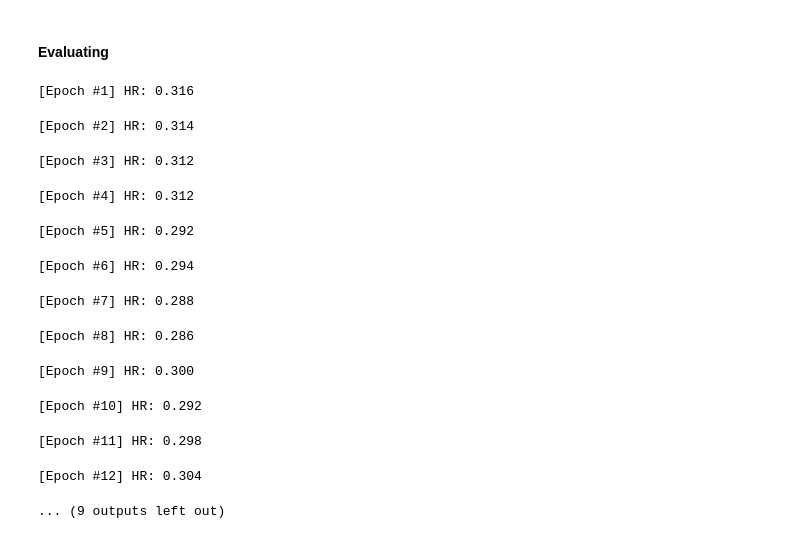
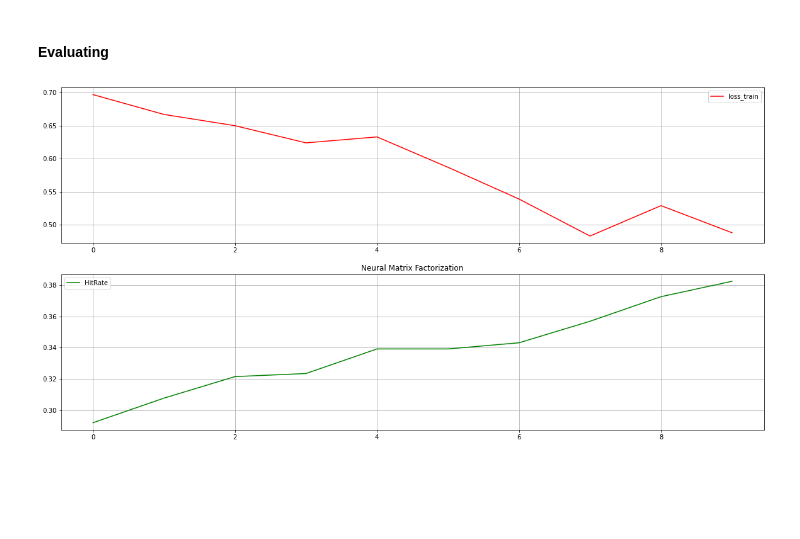
Before and after one commit to not-rdy/trainee, a Jupyter notebook: reports/2/rec_models/rec.ipynb, the cells around one changed output. Drawn from its saved outputs; the diff is of its cells as text; code cells hidden in the pictures; blank space fills up the shorter version.

Commit message:
add prec rec metrics and etc

```diff
--- a/reports/2/rec_models/rec.ipynb
+++ b/reports/2/rec_models/rec.ipynb
@@ -606,11 +608,11 @@ class Clust_top:
 
           self.train, self.test = train_test_split(self.users, test_size=0.2, random_state=14)
           self.model = KMeans(n_clusters=3, random_state=14,
-                              n_jobs =-1, max_iter=10000, n_init=100)
+                              max_iter=10000, n_init=100)
           self.model.fit(self.train)
 
       def predict(self, user, top_k=5):
-        id_new = user.name
+        id_new = user.index[0]
         self.user_item['clust'].iloc[self.train.index] = self.model.labels_
         clust_label = self.model.predict(np.array(user).reshape(1, -1))
         predict = list(self.user_item.groupby('clust').agg('mean').iloc[clust_label, :].T.sort_values(by=clust_label[0], ascending=False)[0:top_k].index)
@@ -627,6 +629,8 @@ class Clust_top:
               '\n',
               " Топ "+str(top_k)+" товаров/услуг по кластеру "+str(clust_label[0])+": " + '\n',
               predict)
+
+        return predict
 # %%
 train, test = train_test_split(df1_norm2, test_size=0.2, random_state=14)
 new_user = test.iloc[random.randint(0, 100)]
@@ -710,4 +732,0 @@ class ALS_rec:
-# %%
-train, test = train_test_split(user_item, test_size=0.2, random_state=14)
-model = ALS_rec(user_item)
-model.predict(test.iloc[random.randint(0, 100)])
@@ -824,7 +839,8 @@ class NCFData(object):
     def __init__(self, user_item, batch_size):
 
         self.batch_size = batch_size
-        self.train, self.test = train_test_split(user_item, test_size=0.2,
+        self.train, self.test = train_test_split(user_item,
+                                                 test_size=0.2,
                                                  random_state=14)
 
 
@@ -836,6 +852,7 @@ class NCFData(object):
                 users.append(self.train.iloc[u, :].name)
                 items.append(i)
                 interaction.append(1 if self.train.iloc[u, i] > 0 else 0)
+                #interaction.append(self.train.iloc[u, i]/3)
 
         dataset = UserItemRatingDatset(user_list=users,
                                        item_list=items,
@@ -913,6 +930,7 @@ class NeuMF(nn.Module):
         output = self.sigmoid(logits)
         return output
 # %%
+from IPython.display import clear_output
 def train_pipeline(model, optimizer, criterion, data, num_epochs):
     loss_history = []
     metric_history = {'HR@5': []}
@@ -925,6 +943,8 @@ def train_pipeline(model, optimizer, criterion, data, num_epochs):
 
         for user, item, label in tqdm.tqdm(train_loader, desc=f'[Epoch #{epoch}]',
                                            total=len(train_loader)):
+            loss_batch = []
+
             user = user.to(DEVICE)
             item = item.to(DEVICE)
             label = label.to(DEVICE)
@@ -936,7 +956,9 @@ def train_pipeline(model, optimizer, criterion, data, num_epochs):
             loss.backward()
             optimizer.step()
 
-            loss_history.append(loss.item())
+            loss_batch.append(loss.item())
+
+        loss_history.append(round(np.mean(loss_batch), ndigits=3))
 
         # Eval
         model.eval()
@@ -948,48 +970,48 @@ def train_pipeline(model, optimizer, criterion, data, num_epochs):
 
         print(f'[Epoch #{epoch}] HR: {hr_i:.3f}')
 
+        if epoch % 1 == 0:
+            clear_output(True)
+            fig, ax = plt.subplots(figsize=(20,10), nrows=2, ncols=1)
+            ax[0].plot(loss_history, label='loss_train', c='red')
+            ax[0].grid()
+            ax[0].legend()
+            plt.title('Neural Matrix Factorization')
+            ax[1].plot(metric_history['HR@5'], label='HitRate', c='green')
+            ax[1].grid()
+            ax[1].legend()
+            plt.show()
+
     return loss_history, metric_history
 # %%
 # params
 
 TOP_K = 5
-num_epoch = 50
+num_epoch = 10
 num_users = len(user_item)
 num_items = len(user_item.columns)
-embedding_dim = 32
-layers = [embedding_dim*2, 32, 32, 1]
-dropout = 0
-batch_size=104
+embedding_dim = 64 #32
+layers = [embedding_dim*2, 32, 32, 1] # embedding_dim*2, 32, 32, 1
+dropout = 0 # 0
+batch_size=104 #104
 DEVICE='cpu'
 
 data = NCFData(user_item=user_item, batch_size=batch_size)
 
 model = NeuMF(num_users=num_users,
             num_items=num_items,
             embedding_dim=embedding_dim,
             layers=layers,
             dropout_rate=dropout)
 model = model.to(DEVICE)
 
 criterion = nn.BCELoss()
 optimizer = torch.optim.Adam(model.parameters(), lr=1e-5)
 
 loss_history, metric_history = train_pipeline(model=model,
                                               optimizer=optimizer,
                                               criterion=criterion,
                                               data=data,
                                               num_epochs = num_epoch)
 # %% [output]
-[Epoch #1] HR: 0.316
-[Epoch #2] HR: 0.314
-[Epoch #3] HR: 0.312
-[Epoch #4] HR: 0.312
-[Epoch #5] HR: 0.292
-[Epoch #6] HR: 0.294
-[Epoch #7] HR: 0.288
-[Epoch #8] HR: 0.286
-[Epoch #9] HR: 0.300
-[Epoch #10] HR: 0.292
-[Epoch #11] HR: 0.298
-[Epoch #12] HR: 0.304
-... (9 outputs left out)
+[figure, added]
```
Also changed, not shown: parts of 13 cells of this notebook, 9 other files.
